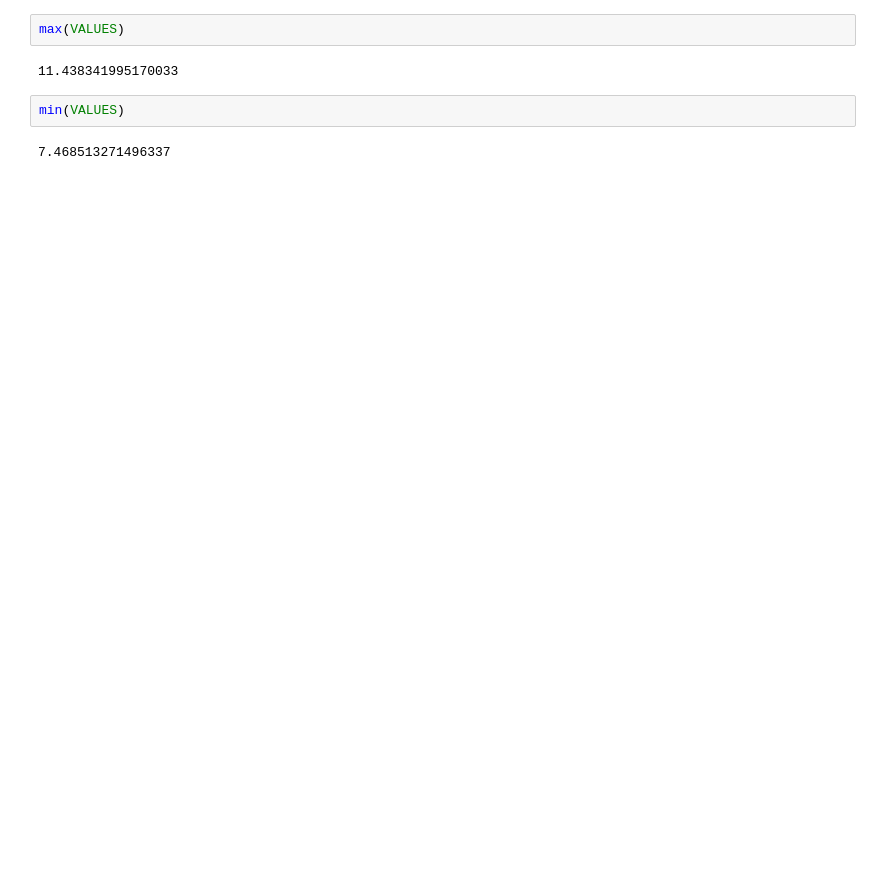
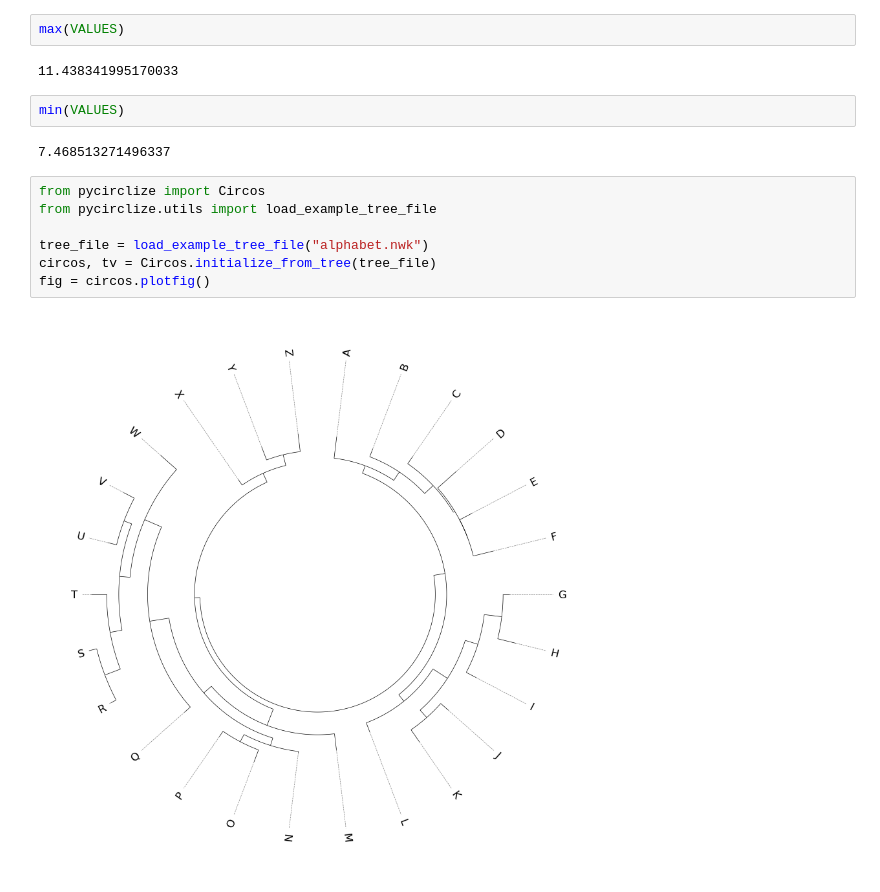
Before and after one commit to linjc16/Panacea, a Jupyter notebook: src/vis/analysis/data/icd10/5_plot.ipynb, the cells around one changed output. Saved outputs shown, nothing was run; the diff lists cells and outputs as text; blank space fills up the shorter version.

```diff
--- a/src/vis/analysis/data/icd10/5_plot.ipynb
+++ b/src/vis/analysis/data/icd10/5_plot.ipynb
@@ -187,3 +187,12 @@ max(VALUES)
 min(VALUES)
 # %% [output]
 7.468513271496337
+# %%
+from pycirclize import Circos
+from pycirclize.utils import load_example_tree_file
+
+tree_file = load_example_tree_file("alphabet.nwk")
+circos, tv = Circos.initialize_from_tree(tree_file)
+fig = circos.plotfig()
+# %% [output]
+[figure, added]
```
Also changed, not shown: parts of 2 cells of this notebook, 12 other files.
